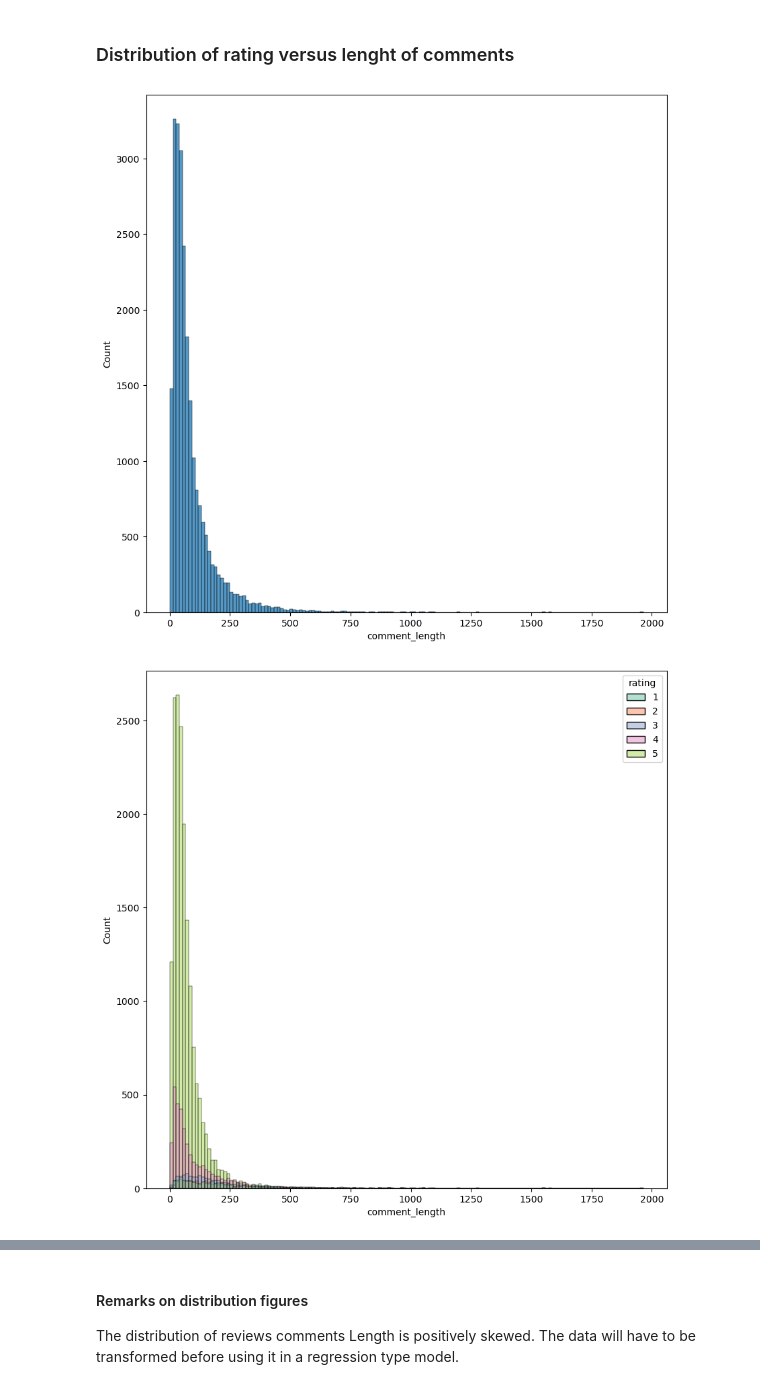
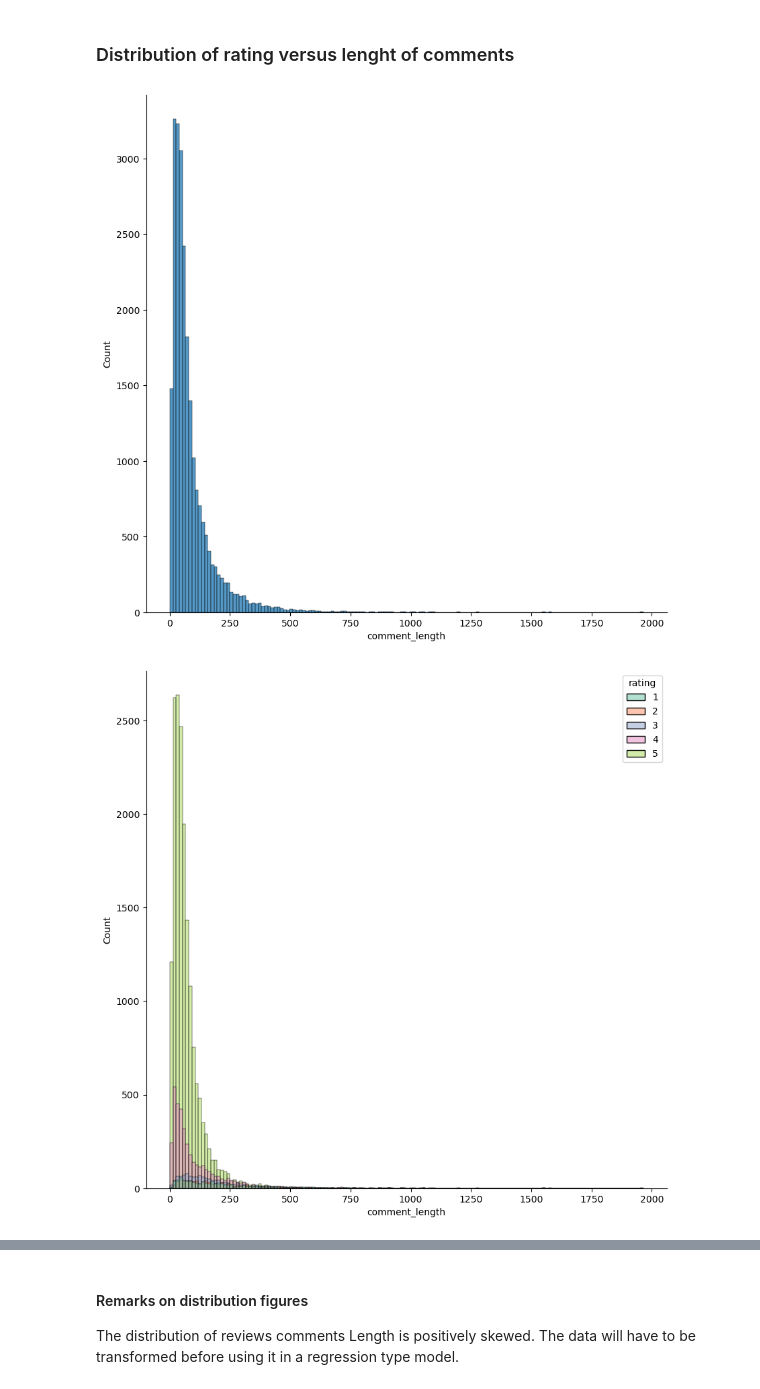
Before and after one commit to PMDOUGLAS23/Customer-Reviews-Analysis, a Jupyter notebook: notebooks/1_eda_dataviz/eda_dviz_redoute_v0.3.ipynb, the cells around one changed output, grey strips where cells are left out. Drawn from its saved outputs; the diff is of its cells as text; code cells hidden in the pictures.

```diff
--- a/notebooks/1_eda_dataviz/eda_dviz_redoute_v0.3.ipynb
+++ b/notebooks/1_eda_dataviz/eda_dviz_redoute_v0.3.ipynb
@@ -247,20 +247,24 @@ df[cl <= 2][["comment", "rating"]]
 # %%
 plt.figure(figsize=(10,10))
 sns.histplot(data = df, x = "comment_length", bins = 150)
+sns.despine()
 plt.show()
 
 plt.figure(figsize=(10,10))
 sns.histplot(data = df, x = "comment_length", bins = 150, hue = "rating", palette = "Set2")
+sns.despine()
 plt.show()
 
 sns.kdeplot(data = df, x = "comment_length")
 plt.title ("Distribution of comments length")
+sns.despine()
 plt.show()
 
 plt.figure(figsize=(10,10))
 sns.kdeplot(data = df, x = "comment_length", hue = "rating", palette = "Set2")
 plt.title ("Distribution of comments length")
+sns.despine()
 plt.show()
 # %% [output]
-[figure, old version]
+[figure, new version]
-[figure, old version]
+[figure, new version]
```
Also changed, not shown: parts of 36 cells of this notebook.
